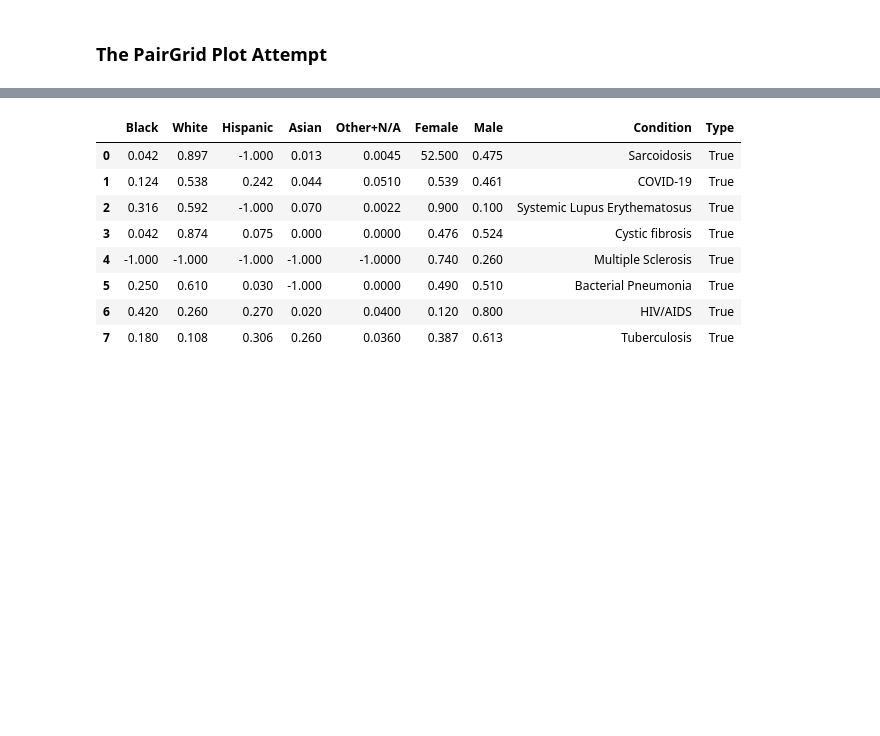
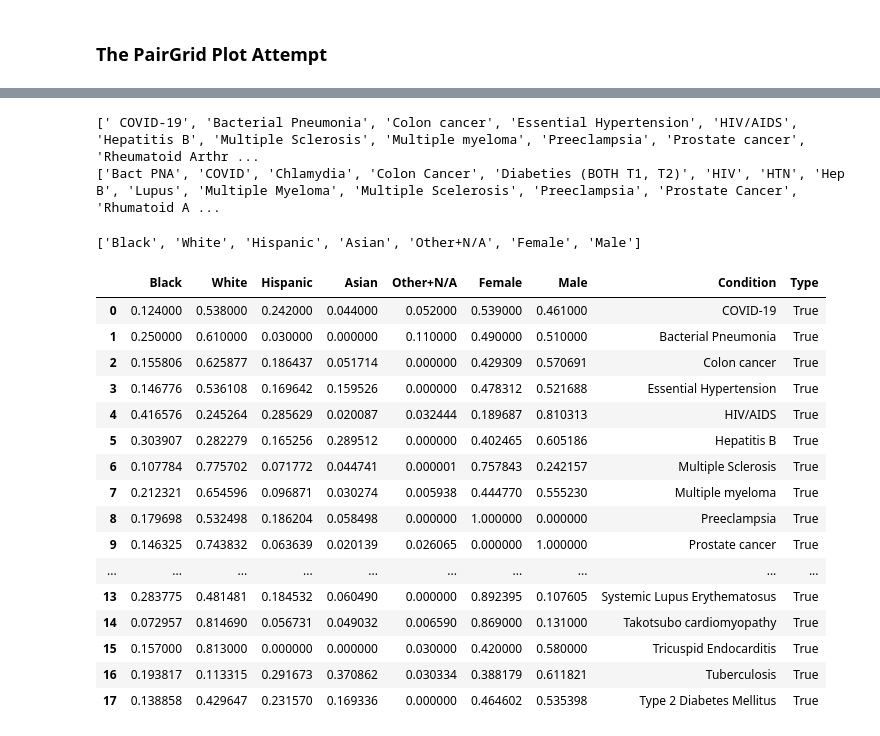
Before and after one commit to elehman16/gpt4_bias, a Jupyter notebook: Figure 1.ipynb, the cells around one changed output, grey strips where cells are left out. Cells and saved outputs as stored; diff of their text form; code cells hidden in the pictures; blank space fills up the shorter version.

```diff
--- a/Figure 1.ipynb
+++ b/Figure 1.ipynb
@@ -280,3 +303,10 @@ plt.savefig('New GPT-4 Results with PairGrid - Black Descending.pdf', bbox_inche
 # %%
 new_results_df = results_df.copy()
 new_results_df["Type"] = "Estimated"
+# %%
+import pandas as pd
+
+# Read in the data
+true_df = pd.read_csv("final_true_dist_fixed_decimal.csv")
+
+true_df
@@ -282,0 +331,12 @@ new_results_df["Type"] = "Estimated"
+# %%
+sorted_est_names = list(results_df['Condition'])
+sorted_true_names = list(true_df['Condition'])
+
+sorted_est_names.sort()
+sorted_true_names.sort()
+
+print(sorted_est_names)
+print(sorted_true_names)
+# %% [output]
+[' COVID-19', 'Bacterial Pneumonia', 'Colon cancer', 'Essential Hypertension', 'HIV/AIDS', 'Hepatitis B', 'Multiple Sclerosis', 'Multiple myeloma', 'Preeclampsia', 'Prostate cancer', 'Rheumatoid Arthr ...
+['Bact PNA', 'COVID', 'Chlamydia', 'Colon Cancer', 'Diabeties (BOTH T1, T2)', 'HIV', 'HTN', 'Hep B', 'Lupus', 'Multiple Myeloma', 'Multiple Scelerosis', 'Preeclampsia', 'Prostate Cancer', 'Rhumatoid A ...
@@ -283,31 +383,43 @@ new_results_df["Type"] = "Estimated"
+# %%
+column_labels
+# %% [output]
+['Black', 'White', 'Hispanic', 'Asian', 'Other+N/A', 'Female', 'Male']
 # %%
-# Add to true prevalence data to results_df
-TRUE_PREVALENCE = [
-    [0.042, 0.897, -1., 0.013, 0.0045, 52.5, 0.475, "Sarcoidosis"],
-    [0.124, 0.538, 0.242, 0.044, 0.051, 0.539, 0.461,  "COVID-19"],
-    [0.316, 0.592, -1, 0.07, 0.0022, 0.9,  0.10,  "Systemic Lupus Erythematosus"],
-    [0.042, 0.874, 0.075, 0, 0, 0.476, 0.524,  "Cystic fibrosis"],
-    [-1, -1, -1, -1, -1, 0.74, 0.26, "Multiple Sclerosis"],
-    [0.25, 0.61, 0.03, -1, 0, 0.49, 0.51, "Bacterial Pneumonia"],
-    [0.42, 0.26, 0.27, 0.02, 0.04, 0.12,  0.80,  "HIV/AIDS"],
-    [0.18, 0.108, 0.306, 0.26, 0.036, 0.387, 0.613, "Tuberculosis"],
-]
+# # Add to true prevalence data to results_df
+# TRUE_PREVALENCE = [
+#     [0.042, 0.897, -1., 0.013, 0.0045, 52.5, 0.475, "Sarcoidosis"],
+#     [0.124, 0.538, 0.242, 0.044, 0.051, 0.539, 0.461,  "COVID-19"],
+#     [0.316, 0.592, -1, 0.07, 0.0022, 0.9,  0.10,  "Systemic Lupus Erythematosus"],
+#     [0.042, 0.874, 0.075, 0, 0, 0.476, 0.524,  "Cystic fibrosis"],
+#     [-1, -1, -1, -1, -1, 0.74, 0.26, "Multiple Sclerosis"],
+#     [0.25, 0.61, 0.03, -1, 0, 0.49, 0.51, "Bacterial Pneumonia"],
+#     [0.42, 0.26, 0.27, 0.02, 0.04, 0.12,  0.80,  "HIV/AIDS"],
+#     [0.18, 0.108, 0.306, 0.26, 0.036, 0.387, 0.613, "Tuberculosis"],
+# ]
 
 true_df = pd.DataFrame(TRUE_PREVALENCE, columns=column_labels + ['Condition'])
 
 new_true_df = true_df.copy()
 new_true_df["Type"] = "True"
 
 new_true_df
 # %% [output]
 |  | Black | White | Hispanic | Asian | Other+N/A | Female | Male | Condition | Type |
-| 0 | 0.042 | 0.897 | -1.000 | 0.013 | 0.0045 | 52.500 | 0.475 | Sarcoidosis | True |
-| 1 | 0.124 | 0.538 | 0.242 | 0.044 | 0.0510 | 0.539 | 0.461 | COVID-19 | True |
-| 2 | 0.316 | 0.592 | -1.000 | 0.070 | 0.0022 | 0.900 | 0.100 | Systemic Lupus Erythematosus | True |
-| 3 | 0.042 | 0.874 | 0.075 | 0.000 | 0.0000 | 0.476 | 0.524 | Cystic fibrosis | True |
-| 4 | -1.000 | -1.000 | -1.000 | -1.000 | -1.0000 | 0.740 | 0.260 | Multiple Sclerosis | True |
-| 5 | 0.250 | 0.610 | 0.030 | -1.000 | 0.0000 | 0.490 | 0.510 | Bacterial Pneumonia | True |
-| 6 | 0.420 | 0.260 | 0.270 | 0.020 | 0.0400 | 0.120 | 0.800 | HIV/AIDS | True |
-| 7 | 0.180 | 0.108 | 0.306 | 0.260 | 0.0360 | 0.387 | 0.613 | Tuberculosis | True |
+| 0 | 0.124000 | 0.538000 | 0.242000 | 0.044000 | 0.052000 | 0.539000 | 0.461000 | COVID-19 | True |
+| 1 | 0.250000 | 0.610000 | 0.030000 | 0.000000 | 0.110000 | 0.490000 | 0.510000 | Bacterial Pneumonia | True |
+| 2 | 0.155806 | 0.625877 | 0.186437 | 0.051714 | 0.000000 | 0.429309 | 0.570691 | Colon cancer | True |
+| 3 | 0.146776 | 0.536108 | 0.169642 | 0.159526 | 0.000000 | 0.478312 | 0.521688 | Essential Hypertension | True |
+| 4 | 0.416576 | 0.245264 | 0.285629 | 0.020087 | 0.032444 | 0.189687 | 0.810313 | HIV/AIDS | True |
+| 5 | 0.303907 | 0.282279 | 0.165256 | 0.289512 | 0.000000 | 0.402465 | 0.605186 | Hepatitis B | True |
+| 6 | 0.107784 | 0.775702 | 0.071772 | 0.044741 | 0.000001 | 0.757843 | 0.242157 | Multiple Sclerosis | True |
+| 7 | 0.212321 | 0.654596 | 0.096871 | 0.030274 | 0.005938 | 0.444770 | 0.555230 | Multiple myeloma | True |
+| 8 | 0.179698 | 0.532498 | 0.186204 | 0.058498 | 0.000000 | 1.000000 | 0.000000 | Preeclampsia | True |
+| 9 | 0.146325 | 0.743832 | 0.063639 | 0.020139 | 0.026065 | 0.000000 | 1.000000 | Prostate cancer | True |
+| ... | ... | ... | ... | ... | ... | ... | ... | ... | ... |
+| 13 | 0.283775 | 0.481481 | 0.184532 | 0.060490 | 0.000000 | 0.892395 | 0.107605 | Systemic Lupus Erythematosus | True |
+| 14 | 0.072957 | 0.814690 | 0.056731 | 0.049032 | 0.006590 | 0.869000 | 0.131000 | Takotsubo cardiomyopathy | True |
+| 15 | 0.157000 | 0.813000 | 0.000000 | 0.000000 | 0.030000 | 0.420000 | 0.580000 | Tricuspid Endocarditis | True |
+| 16 | 0.193817 | 0.113315 | 0.291673 | 0.370862 | 0.030334 | 0.388179 | 0.611821 | Tuberculosis | True |
+| 17 | 0.138858 | 0.429647 | 0.231570 | 0.169336 | 0.000000 | 0.464602 | 0.535398 | Type 2 Diabetes Mellitus | True |
 # %%
 new_final_df = pd.concat([new_results_df, new_true_df])
```
Also changed, not shown: parts of 16 cells of this notebook.
